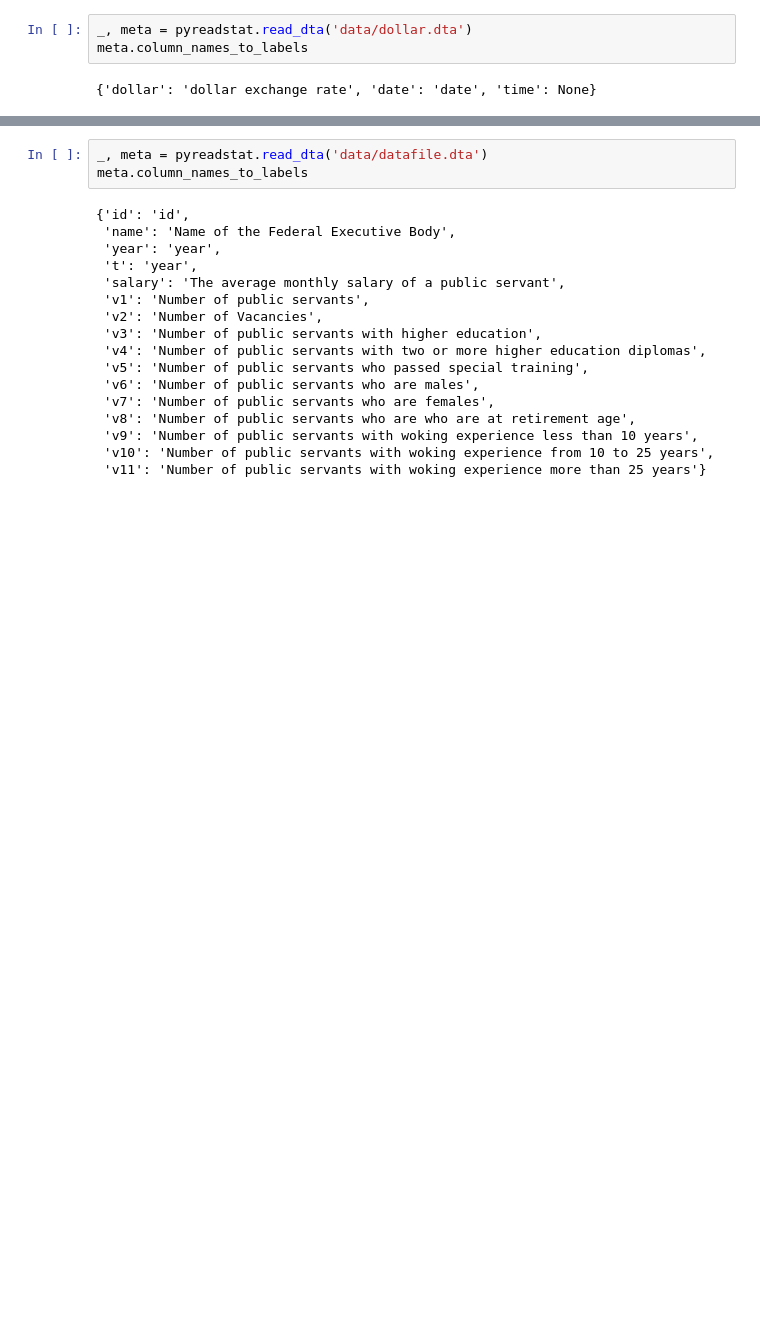
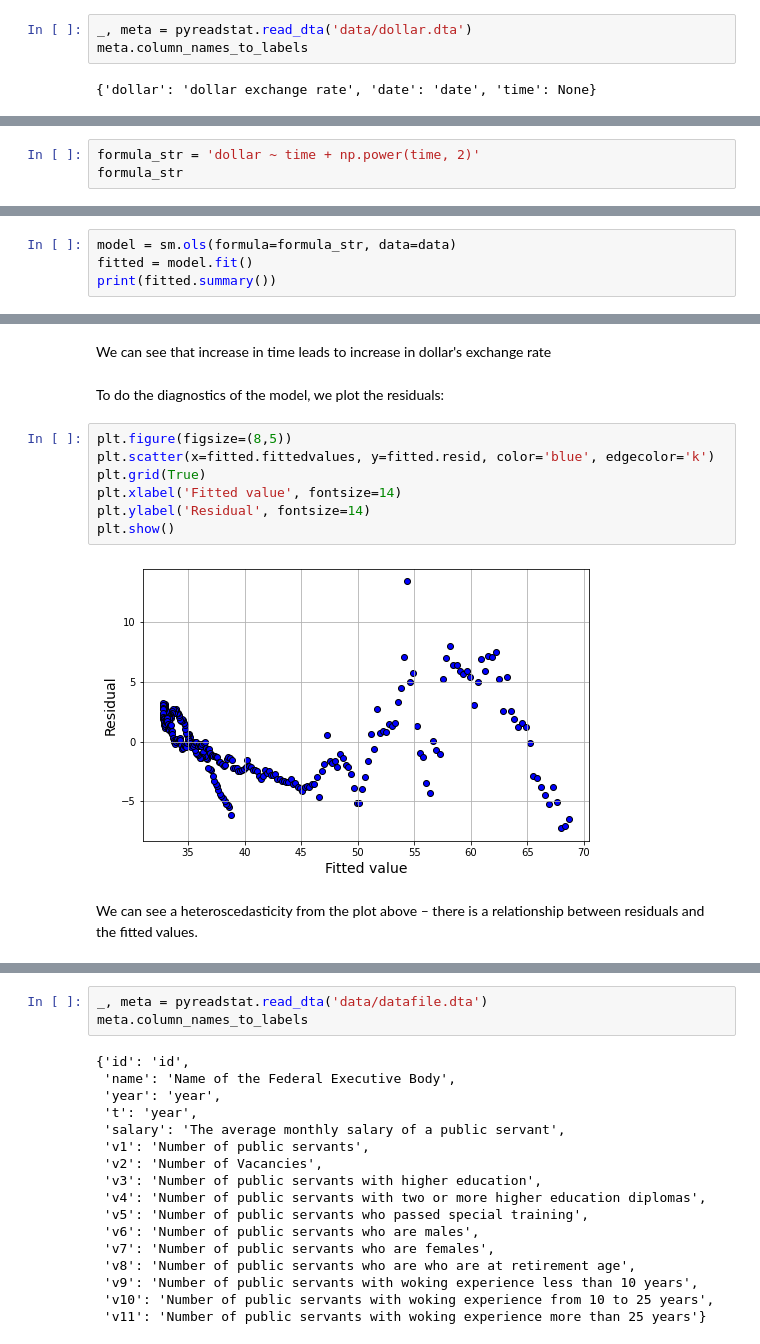
Before and after one commit to Mist3r-R/da-hse-sse-2020, a Jupyter notebook: 18.04.ipynb, the cells around one changed output, grey strips where cells are left out. Drawn from its saved outputs; the diff is of its cells as text; blank space fills up the shorter version.

```diff
--- a/18.04.ipynb
+++ b/18.04.ipynb
@@ -38,0 +72,3 @@ meta.column_names_to_labels
+# %%
+formula_str = 'dollar ~ time + np.power(time, 2)'
+formula_str
@@ -38,0 +77,4 @@ meta.column_names_to_labels
+# %%
+model = sm.ols(formula=formula_str, data=data)
+fitted = model.fit()
+print(fitted.summary())
@@ -39 +148,16 @@ meta.column_names_to_labels
+# %% [markdown]
+We can see that increase in time leads to increase in dollar's exchange rate
+# %% [markdown]
+To do the diagnostics of the model, we plot the residuals:
+# %%
+plt.figure(figsize=(8,5))
+plt.scatter(x=fitted.fittedvalues, y=fitted.resid, color='blue', edgecolor='k')
+plt.grid(True)
+plt.xlabel('Fitted value', fontsize=14)
+plt.ylabel('Residual', fontsize=14)
+plt.show()
+# %% [output]
+[figure, added]
+# %% [markdown]
+We can see a heteroscedasticity from the plot above – there is a relationship between residuals and the fitted values.
 # %% [markdown]
```
Also changed, not shown: parts of 21 cells of this notebook.
